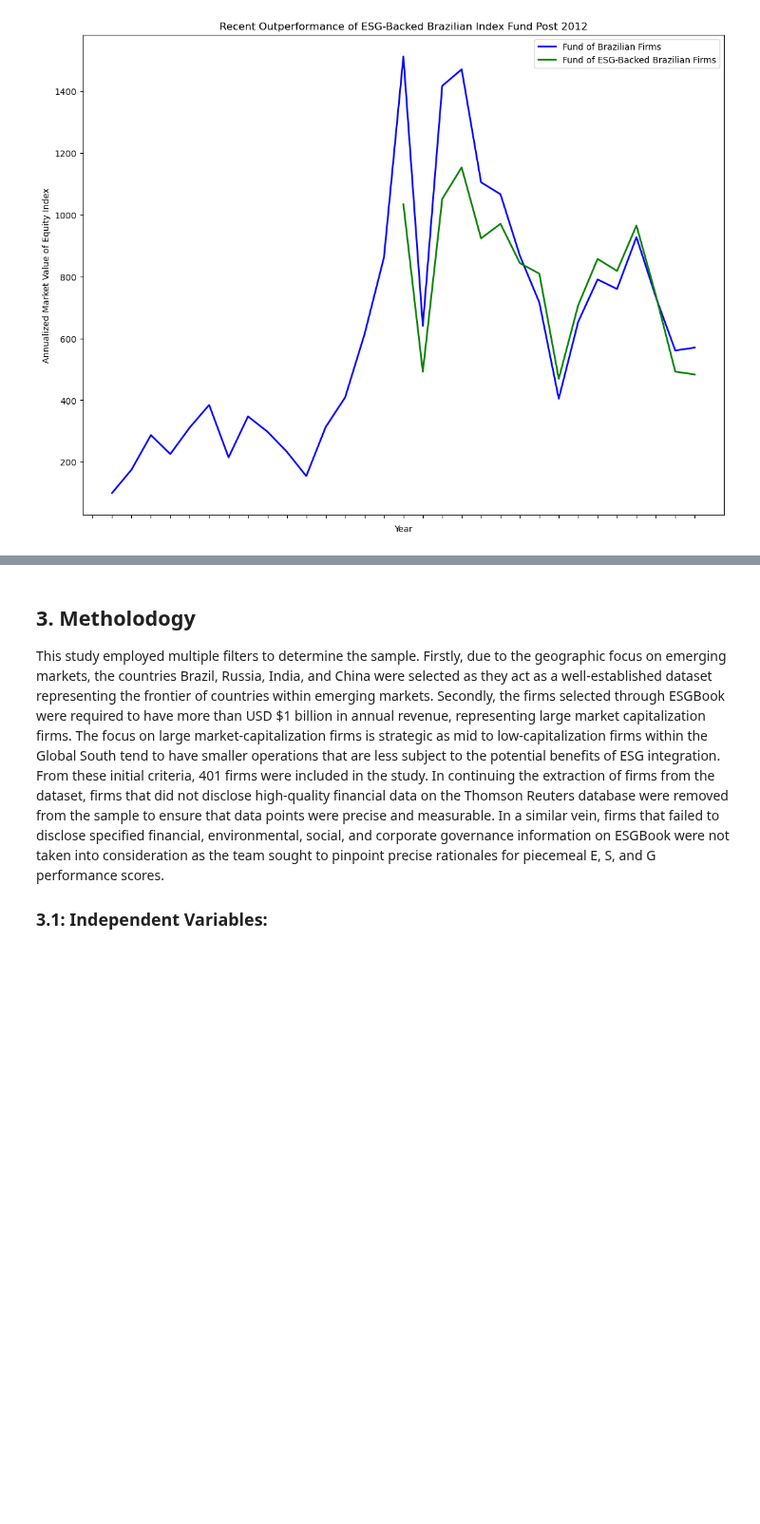
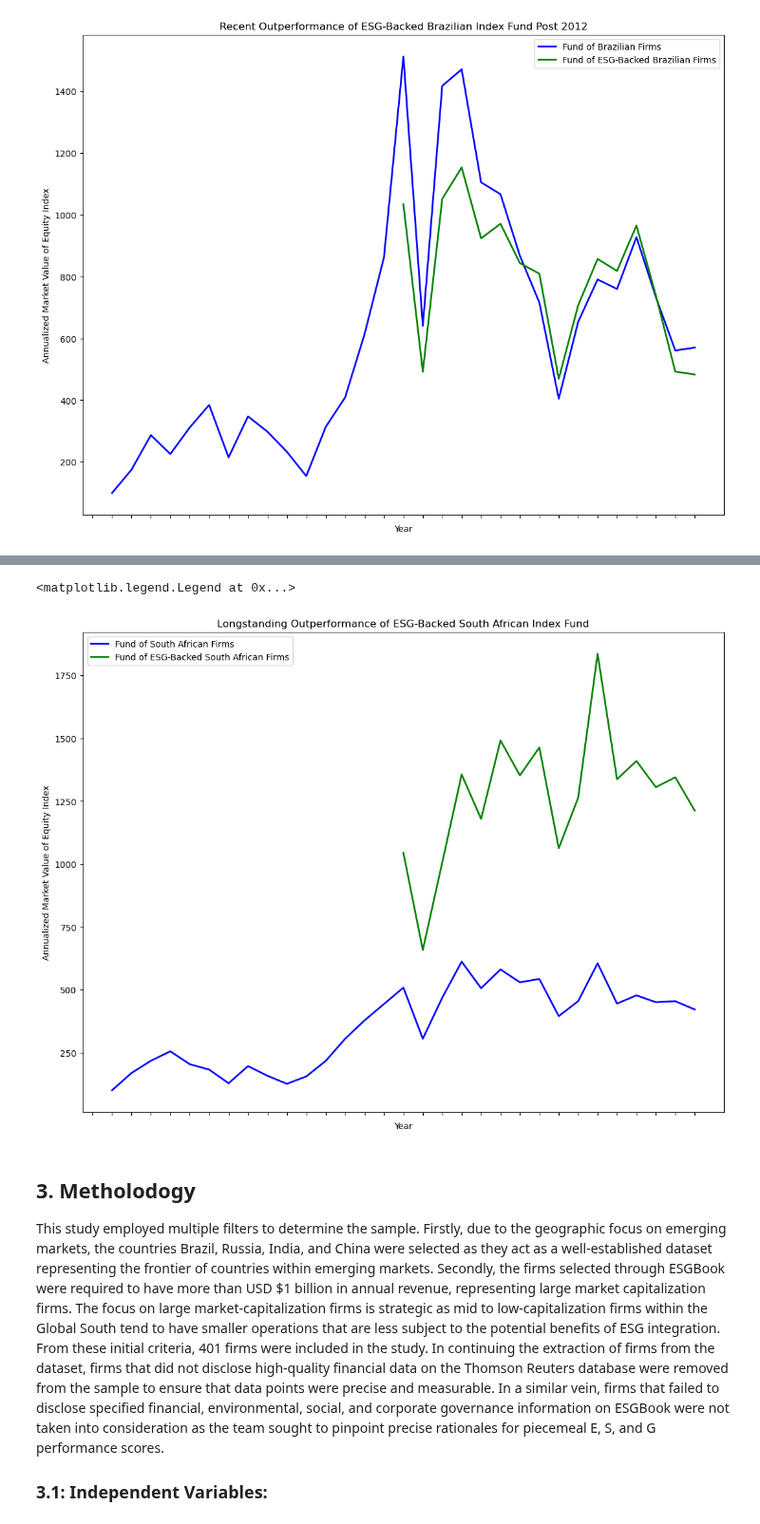
Before and after one commit to avnikadubey/as.180.369, a Jupyter notebook: contrib/avnikadubey/jupyterbook-avnikadubey/avnikadubey-paper.ipynb, the cells around one changed output, grey strips where cells are left out. Shown at 95% size. Drawn from its saved outputs; the diff is of its cells as text; code cells hidden in the pictures; blank space fills up the shorter version.

```diff
--- a/contrib/avnikadubey/jupyterbook-avnikadubey/avnikadubey-paper.ipynb
+++ b/contrib/avnikadubey/jupyterbook-avnikadubey/avnikadubey-paper.ipynb
@@ -65,8 +67,9 @@ BRESG = data['Brazil ESG']
 CH = data['China']
 CHESG = data ['China ESG']
 IN = data ['India']
-INESG = data ["India ESG']
-
+INESG = data ['India ESG']
+SA = data['South Africa']
+SAESG = data['South Africa ESG']
 YR = data['Date']
 # %%
 #Brazilian Divergence
@@ -106,3 +131,22 @@ plt.legend(["Fund of Brazilian Firms", "Fund of ESG-Backed Brazilian Firms"], lo
+# %%
+#Brazilian Divergence
+fig=plt.figure()
+myaxes=fig.add_axes([0.1,0.1,1.6,1.6])
+
+#Add data to the graph
+myaxes.plot(YR, SA,'blue',lw=2)
+myaxes.plot(YR, SAESG,'green',lw=2)
+
+#Set labels
+myaxes.set_xlabel('Year')
+myaxes.set_xticklabels(["2001","2010"])
+#plt.axhline(y=0, linestyle='dashed',color='black')
+myaxes.set_ylabel('Annualized Market Value of Equity Index')
+myaxes.set_title(label="Longstanding Outperformance of ESG-Backed South African Index Fund")
+plt.legend(["Fund of South African Firms", "Fund of ESG-Backed South African Firms"], loc=0)
+# %% [output]
+<matplotlib.legend.Legend at 0x...>
+[figure, added]
 # %% [markdown]
 ## 3. Metholodogy
 This study employed multiple filters to determine the sample. Firstly, due to the geographic focus on emerging markets, the countries Brazil, Russia, India, and China were selected as they act as a well-established dataset representing the frontier of countries within emerging markets. Secondly, the firms selected through ESGBook were required to have more than USD $1 billion in annual revenue, representing large market capitalization firms. The focus on large market-capitalization firms is strategic as mid to low-capitalization firms within the Global South tend to have smaller operations that are less subject to the potential benefits of ESG integration. From these initial criteria, 401 firms were included in the study. In continuing the extraction of firms from the dataset, firms that did not disclose high-quality financial data on the Thomson Reuters database were removed from the sample to ensure that data points were precise and measurable. In a similar vein, firms that failed to disclose specified financial, environmental, social, and corporate governance information on ESGBook were not taken into consideration as the team sought to pinpoint precise rationales for piecemeal E, S, and G performance scores.
```
Also changed, not shown: parts of 4 cells of this notebook.
